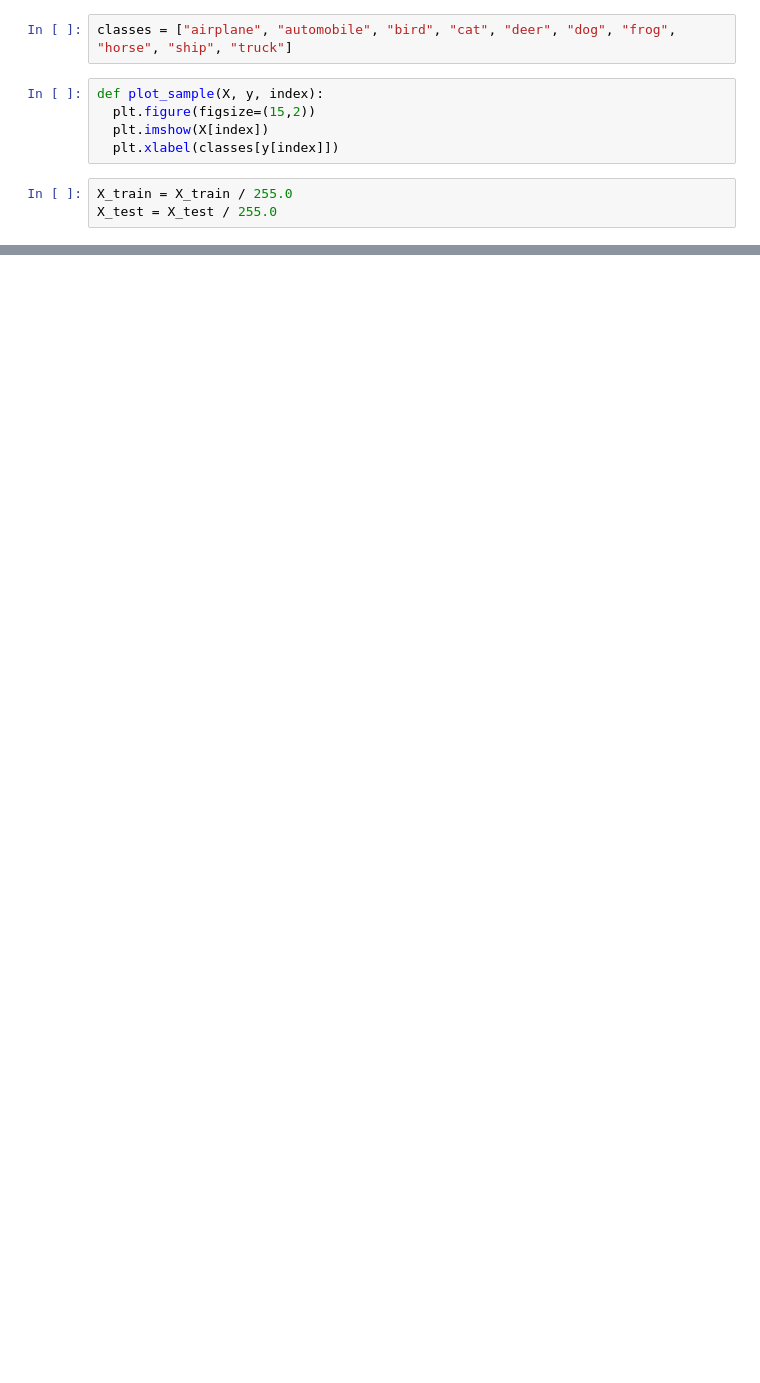
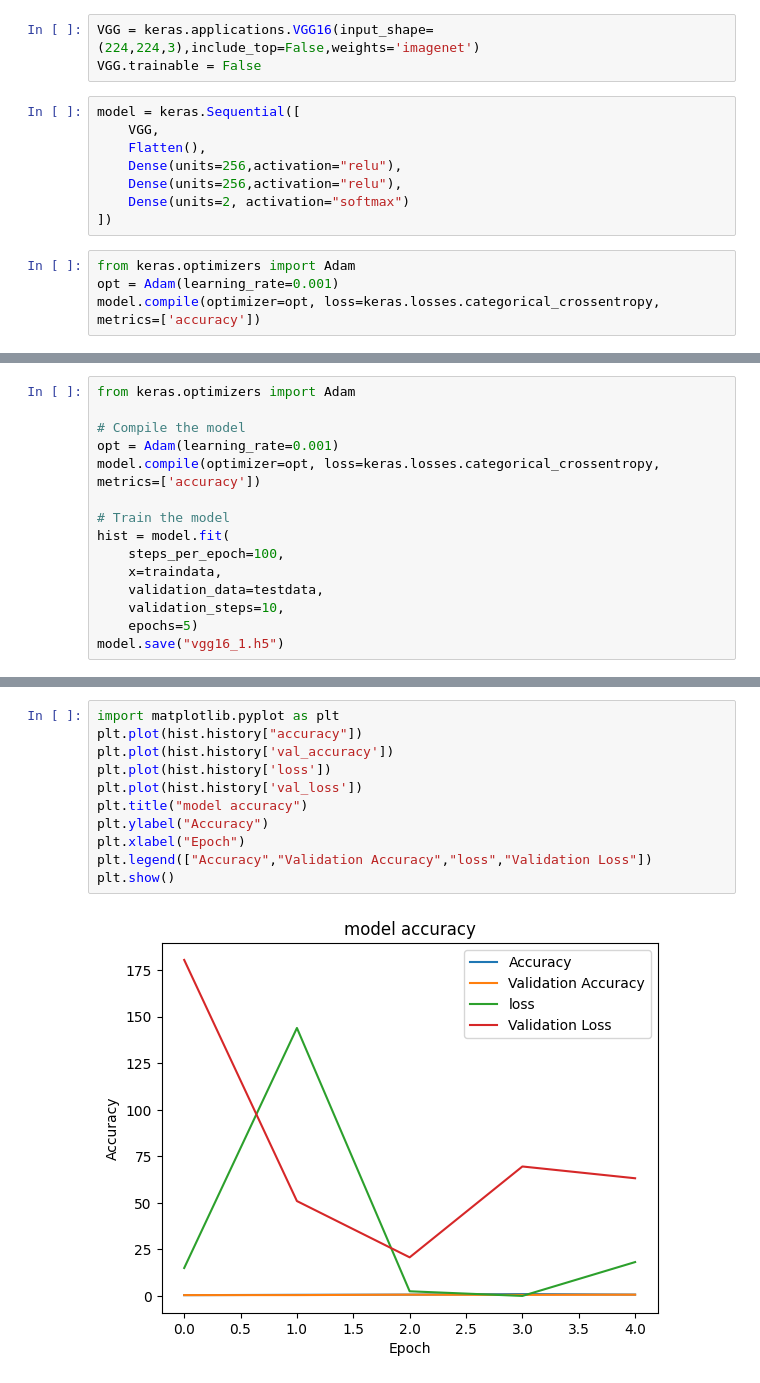
Before and after one commit to CodeWithVu/pythonPrograming, a Jupyter notebook: exercise/w8/vgg.ipynb, the cells around one changed output, grey strips where cells are left out. Drawn from its saved outputs; the diff is of its cells as text; blank space fills up the shorter version.

```diff
--- a/exercise/w8/vgg.ipynb
+++ b/exercise/w8/vgg.ipynb
@@ -12,11 +21,16 @@ y_train[:5]
 # %%
-classes = ["airplane", "automobile", "bird", "cat", "deer", "dog", "frog", "horse", "ship", "truck"]
+VGG = keras.applications.VGG16(input_shape=(224,224,3),include_top=False,weights='imagenet')
+VGG.trainable = False
 # %%
-def plot_sample(X, y, index):
-  plt.figure(figsize=(15,2))
-  plt.imshow(X[index])
-  plt.xlabel(classes[y[index]])
+model = keras.Sequential([
+    VGG,
+    Flatten(),
+    Dense(units=256,activation="relu"),
+    Dense(units=256,activation="relu"),
+    Dense(units=2, activation="softmax")
+])
 # %%
-X_train = X_train / 255.0
-X_test = X_test / 255.0
+from keras.optimizers import Adam
+opt = Adam(learning_rate=0.001)
+model.compile(optimizer=opt, loss=keras.losses.categorical_crossentropy, metrics=['accuracy'])
 # %%
@@ -66,0 +56,15 @@ print(f"Dự đoán: {classes[y_pred_classes[0]]}")
+# %%
+from keras.optimizers import Adam
+
+# Compile the model
+opt = Adam(learning_rate=0.001)
+model.compile(optimizer=opt, loss=keras.losses.categorical_crossentropy, metrics=['accuracy'])
+
+# Train the model
+hist = model.fit(
+    steps_per_epoch=100,
+    x=traindata,
+    validation_data=testdata,
+    validation_steps=10,
+    epochs=5)
+model.save("vgg16_1.h5")
@@ -66,0 +84,13 @@ print(f"Dự đoán: {classes[y_pred_classes[0]]}")
+# %%
+import matplotlib.pyplot as plt
+plt.plot(hist.history["accuracy"])
+plt.plot(hist.history['val_accuracy'])
+plt.plot(hist.history['loss'])
+plt.plot(hist.history['val_loss'])
+plt.title("model accuracy")
+plt.ylabel("Accuracy")
+plt.xlabel("Epoch")
+plt.legend(["Accuracy","Validation Accuracy","loss","Validation Loss"])
+plt.show()
+# %% [output]
+[figure, added]
```
Also changed, not shown: parts of 25 cells of this notebook.
